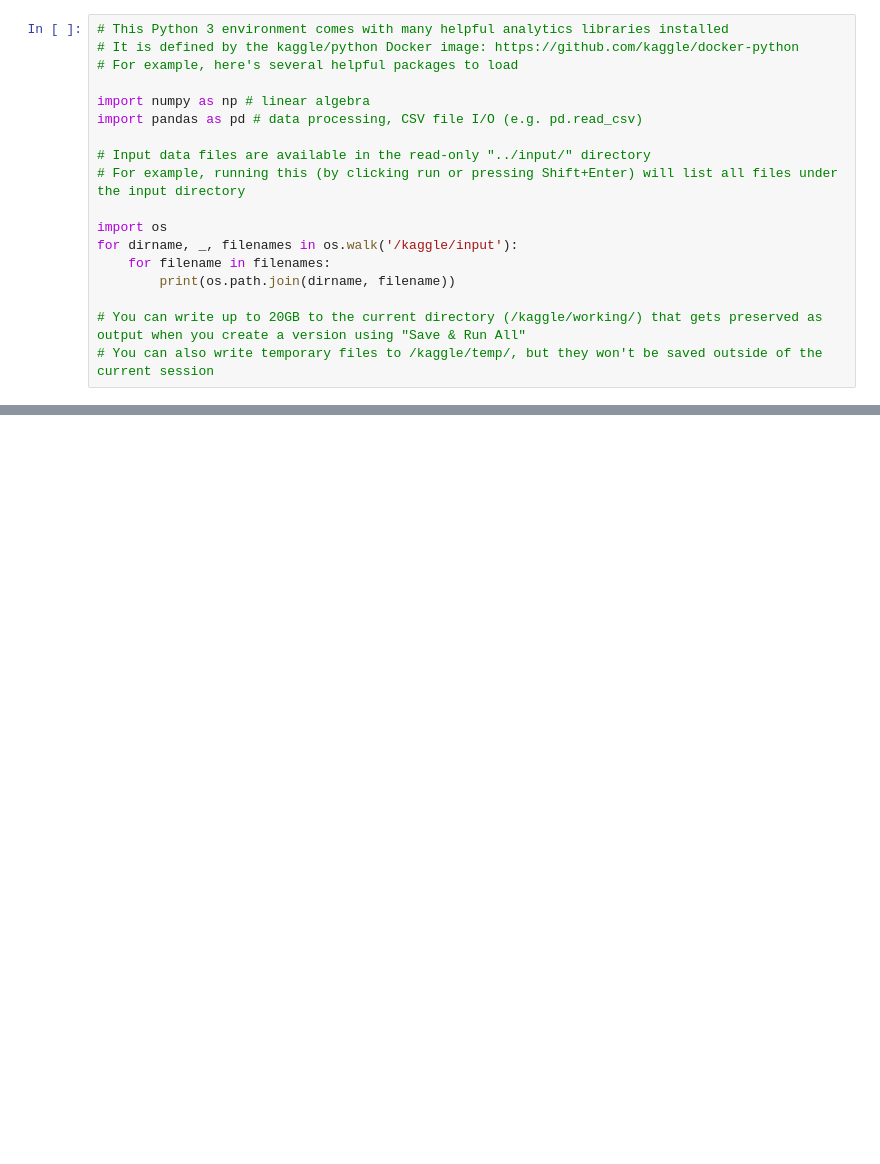
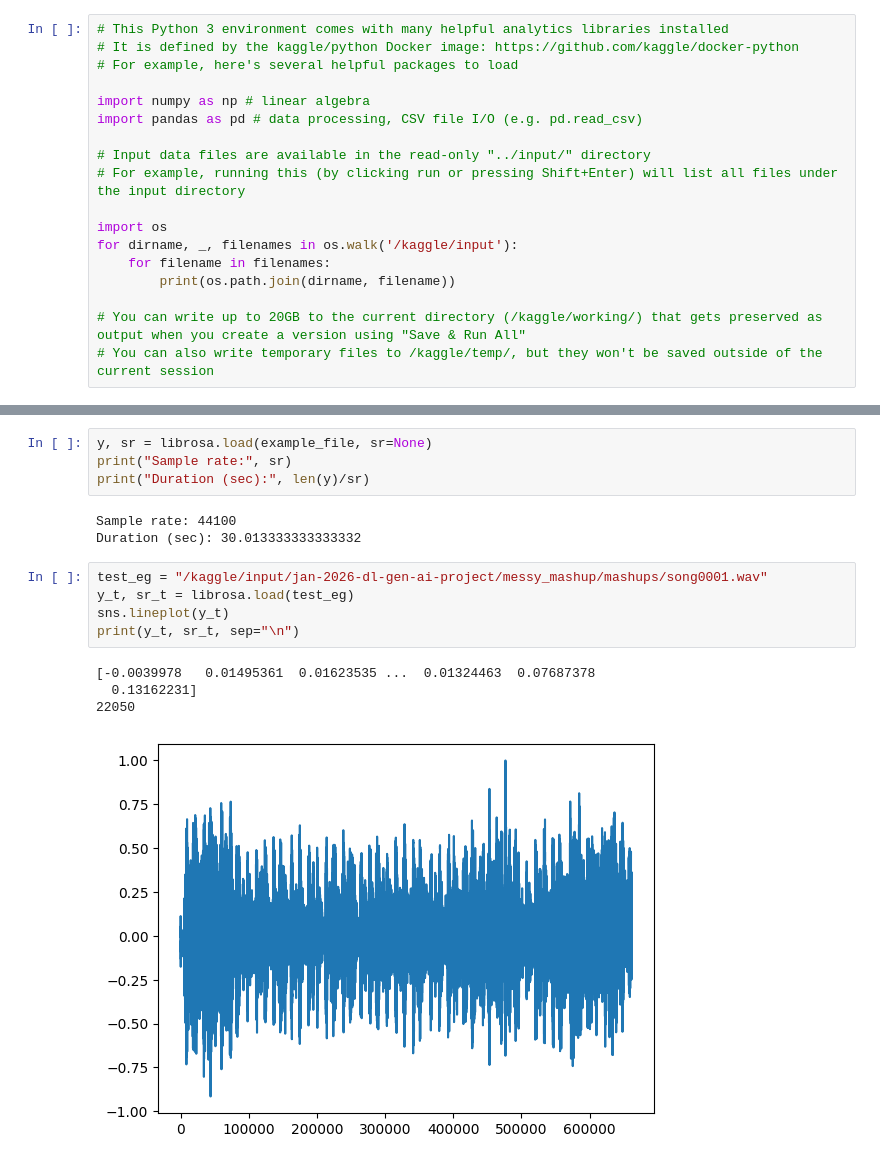
Before and after one commit to sahhilalam/dl-genai-project, a Jupyter notebook: dl_genai_project.ipynb, the cells around one changed output, grey strips where cells are left out. Saved outputs shown, nothing was run; the diff lists cells and outputs as text; blank space fills up the shorter version.

```diff
--- a/dl_genai_project.ipynb
+++ b/dl_genai_project.ipynb
@@ -30,0 +44,17 @@ print("Dummy submission file created!")
+# %%
+y, sr = librosa.load(example_file, sr=None)
+print("Sample rate:", sr)
+print("Duration (sec):", len(y)/sr)
+# %% [output]
+Sample rate: 44100
+Duration (sec): 30.013333333333332
+# %%
+test_eg = "/kaggle/input/jan-2026-dl-gen-ai-project/messy_mashup/mashups/song0001.wav"
+y_t, sr_t = librosa.load(test_eg)
+sns.lineplot(y_t)
+print(y_t, sr_t, sep="\n")
+# %% [output]
+[-0.0039978   0.01495361  0.01623535 ...  0.01324463  0.07687378
+  0.13162231]
+22050
+[figure, added]
```
Also changed, not shown: parts of 8 cells of this notebook.
